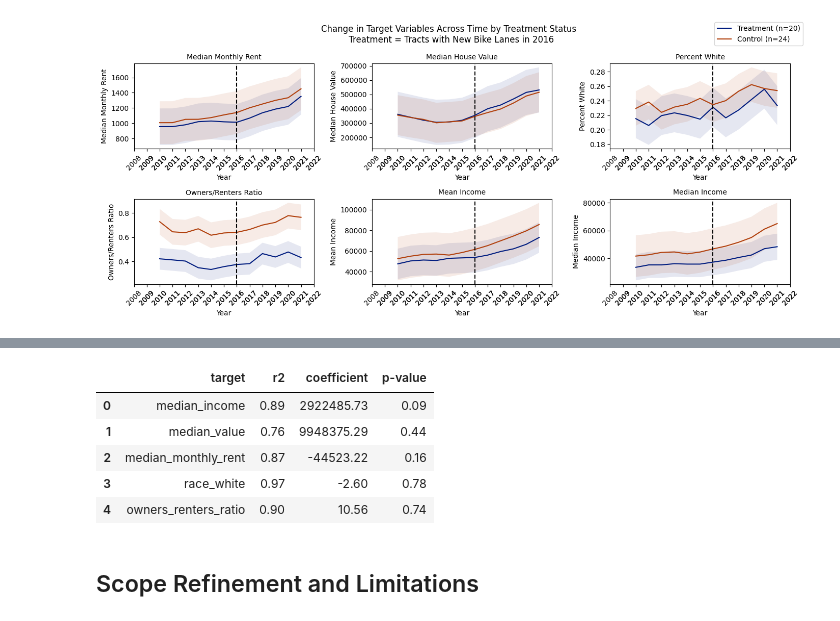
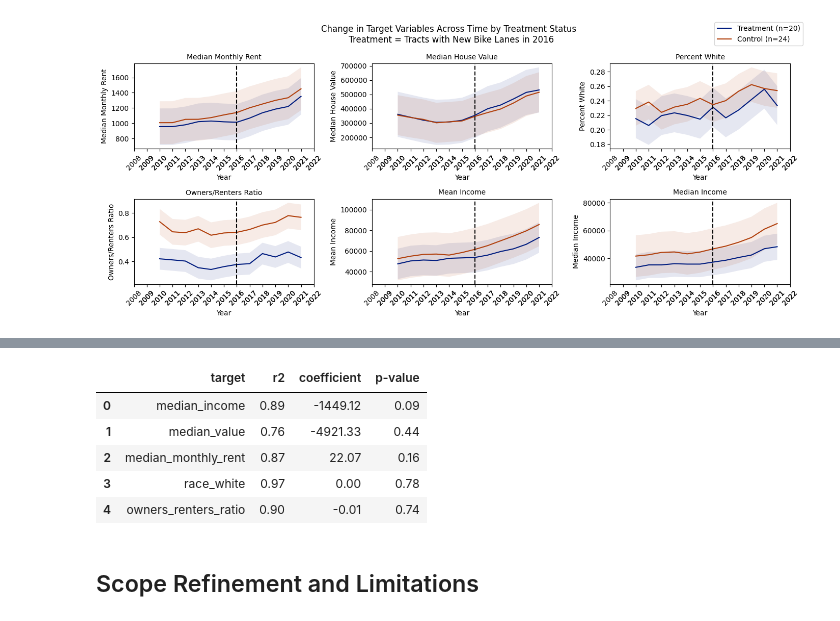
Before and after one commit to BU-Spark/ds-livable-streets-infra, a Jupyter notebook: fa23-team/Livable_Streets_Bike_Infrastructure_Displacement_20231128.ipynb, the cells around one changed output, grey strips where cells are left out. Drawn from its saved outputs; the diff is of its cells as text; code cells hidden in the pictures.

```diff
--- a/fa23-team/Livable_Streets_Bike_Infrastructure_Displacement_20231128.ipynb
+++ b/fa23-team/Livable_Streets_Bike_Infrastructure_Displacement_20231128.ipynb
@@ -825,13 +825,15 @@ results = pd.DataFrame(columns=['target', 'r2', 'coefficient', 'p-value'])
 for var in targets:
     model = smf.ols(f'{var} ~ treatment*year + C(tract) ', data=reg_2010).fit()
     table = pd.DataFrame(model.summary2().tables[1])
+    print(var)
+    print(table)
     # show full numbers instead of scientific notation
-    pd.set_option('display.float_format', lambda x: '%.3f' % x)
+    # pd.set_option('display.float_format', lambda x: '%.3f' % x)
     coeff = model.params['treatment:year']
     pval = model.pvalues['treatment:year']
     new_df = pd.DataFrame({'target': var, 'r2': model.rsquared, 'coefficient': coeff, 'p-value': pval}, index=[0])
     results = pd.concat([results, new_df], ignore_index=True)
-results
+# results
 # for var in targets:
 #     model = smf.ols(f'{var} ~ treatment*year + C(tract) ', data=reg_2010).fit()
 
@@ -905,40 +942,40 @@ plt.show()
 # %%
 # Run the DiD model
-pd.options.display.float_format = '{:.2f}'.format
+# pd.options.display.float_format = '{:.2f}'.format
 import statsmodels.formula.api as smf
 # add 'post_treatment' column to indicate whether the year is after the treatment year
 reg_2016['post_treatment'] = np.where(reg_2016['year']>=2017, 1, 0)
 #filter reg_2016 for only 5 years before and after treatment
 reg_2016 = reg_2016[(reg_2016['year']>=2011)&(reg_2016['year']<=2021)]
 targets = ['median_income', 'median_value', 'median_monthly_rent', 'race_white', 'owners_renters_ratio']
 results = pd.DataFrame(columns=['target', 'r2', 'coefficient', 'p-value'])
 
 for var in targets:
     model = smf.ols(f'{var} ~ treatment*post_treatment*year + C(tract) ', data=reg_2016).fit()
 
     #show the summary and exclude the tract variables because there are too many
     table = pd.DataFrame(model.summary2().tables[1])
     # print(model.summary())
     # show full numbers instead of scientific notation
 
     # print()
     # print(var)
     # print(f'N = {len(reg_2016)}')
     # print(f'R2 = {model.rsquared:.2f}')
     # print(table.iloc[-7:, :3])
-    coeff = model.params['treatment:post_treatment']
-    pval = model.pvalues['treatment:post_treatment']
+    coeff = model.params['treatment:post_treatment:year']
+    pval = model.pvalues['treatment:post_treatment:year']
     new_df = pd.DataFrame({'target': var, 'r2': model.rsquared, 'coefficient': coeff, 'p-value': pval}, index=[0])
     results = pd.concat([results, new_df], ignore_index=True)
 results
     # print(f'Treatment Interaction Variable has a coefficient of {coeff: .2f} and a p-value of {pval: .2f}')
 # %% [output]
 |  | target | r2 | coefficient | p-value |
-| 0 | median_income | 0.89 | 2922485.73 | 0.09 |
-| 1 | median_value | 0.76 | 9948375.29 | 0.44 |
-| 2 | median_monthly_rent | 0.87 | -44523.22 | 0.16 |
-| 3 | race_white | 0.97 | -2.60 | 0.78 |
-| 4 | owners_renters_ratio | 0.90 | 10.56 | 0.74 |
+| 0 | median_income | 0.89 | -1449.12 | 0.09 |
+| 1 | median_value | 0.76 | -4921.33 | 0.44 |
+| 2 | median_monthly_rent | 0.87 | 22.07 | 0.16 |
+| 3 | race_white | 0.97 | 0.00 | 0.78 |
+| 4 | owners_renters_ratio | 0.90 | -0.01 | 0.74 |
 # %% [markdown]
 ## Scope Refinement and Limitations
 # %% [markdown]
```
Also changed, not shown: parts of 4 cells of this notebook.
